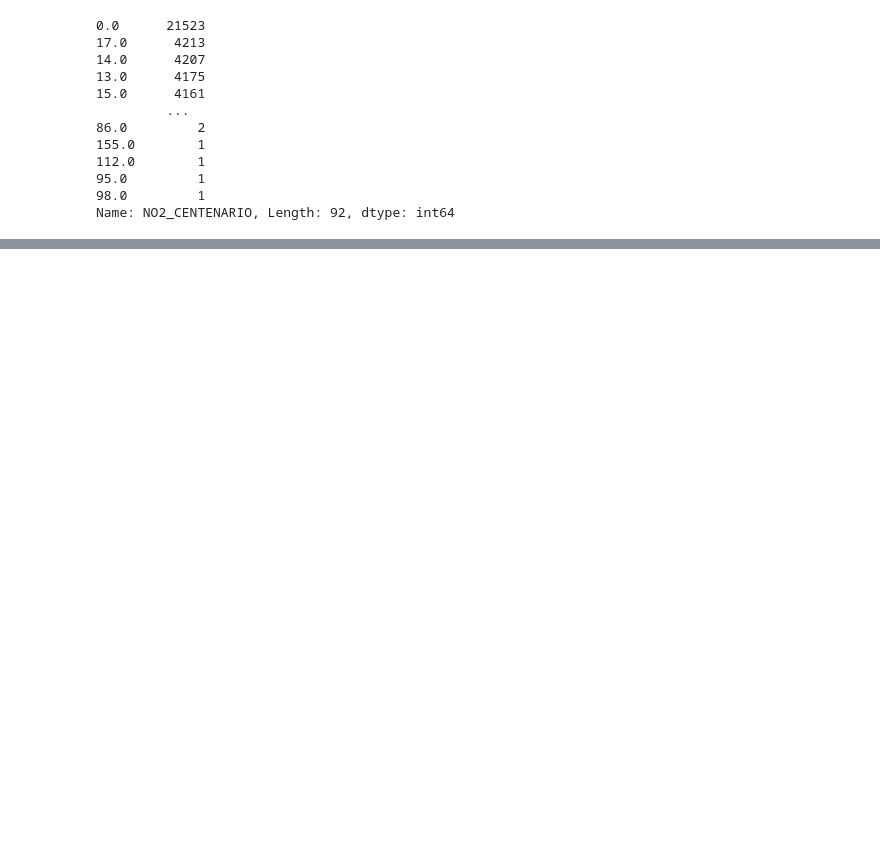
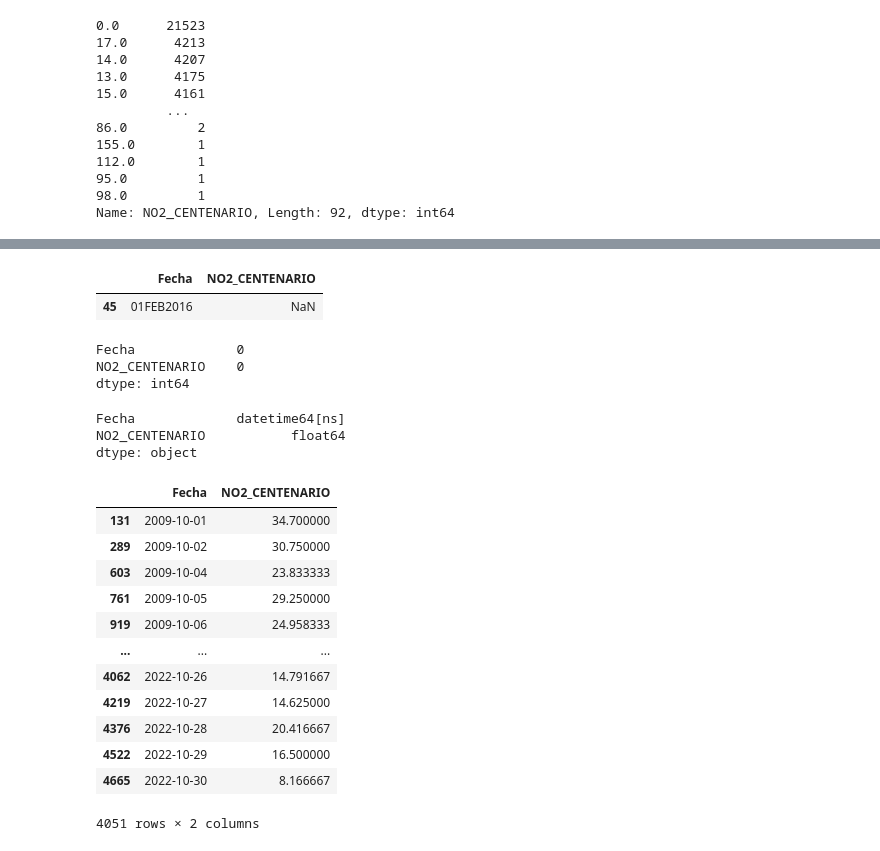
Before and after one commit to AgustinCdeCelis/calidad_aire_bsas, a Jupyter notebook: analisis.ipynb, the cells around one changed output, grey strips where cells are left out. Drawn from its saved outputs; the diff is of its cells as text; code cells hidden in the pictures; blank space fills up the shorter version.

```diff
--- a/analisis.ipynb
+++ b/analisis.ipynb
@@ -346,4 +406,4 @@ df_centenario['NO2_CENTENARIO'].value_counts()
 98.0         1
 Name: NO2_CENTENARIO, Length: 92, dtype: int64
 # %%
-df_centenario.groupby(['Fecha'])[['NO2_CENTENARIO','CO_CENTENARIO']].mean().reset_index()
+df_centenario_no2=df_centenario.groupby(['Fecha'])[['NO2_CENTENARIO']].mean().reset_index()
@@ -368,0 +434,2 @@ Name: CO_CENTENARIO, dtype: int64
+# %%
+df_centenario_no2 = df_centenario_no2[df_centenario_no2['NO2_CENTENARIO']!=0]
@@ -368,0 +451,13 @@ Name: CO_CENTENARIO, dtype: int64
+# %%
+df_centenario_no2[df_centenario_no2.isnull().any(axis=1)]
+# %% [output]
+|  | Fecha | NO2_CENTENARIO |
+| 45 | 01FEB2016 | NaN |
+# %%
+df_centenario_no2=df_centenario_no2.dropna()
+# %%
+df_centenario_no2.isnull().sum()
+# %% [output]
+Fecha             0
+NO2_CENTENARIO    0
+dtype: int64
@@ -368,0 +466,22 @@ Name: CO_CENTENARIO, dtype: int64
+# %%
+df_centenario_no2.dtypes
+# %% [output]
+Fecha             datetime64[ns]
+NO2_CENTENARIO           float64
+dtype: object
+# %%
+df_centenario_no2.sort_values(by='Fecha')
+# %% [output]
+|  | Fecha | NO2_CENTENARIO |
+| 131 | 2009-10-01 | 34.700000 |
+| 289 | 2009-10-02 | 30.750000 |
+| 603 | 2009-10-04 | 23.833333 |
+| 761 | 2009-10-05 | 29.250000 |
+| 919 | 2009-10-06 | 24.958333 |
+| ... | ... | ... |
+| 4062 | 2022-10-26 | 14.791667 |
+| 4219 | 2022-10-27 | 14.625000 |
+| 4376 | 2022-10-28 | 20.416667 |
+| 4522 | 2022-10-29 | 16.500000 |
+| 4665 | 2022-10-30 | 8.166667 |
+4051 rows × 2 columns
```
Also changed, not shown: parts of 33 cells of this notebook, 3 other files.
